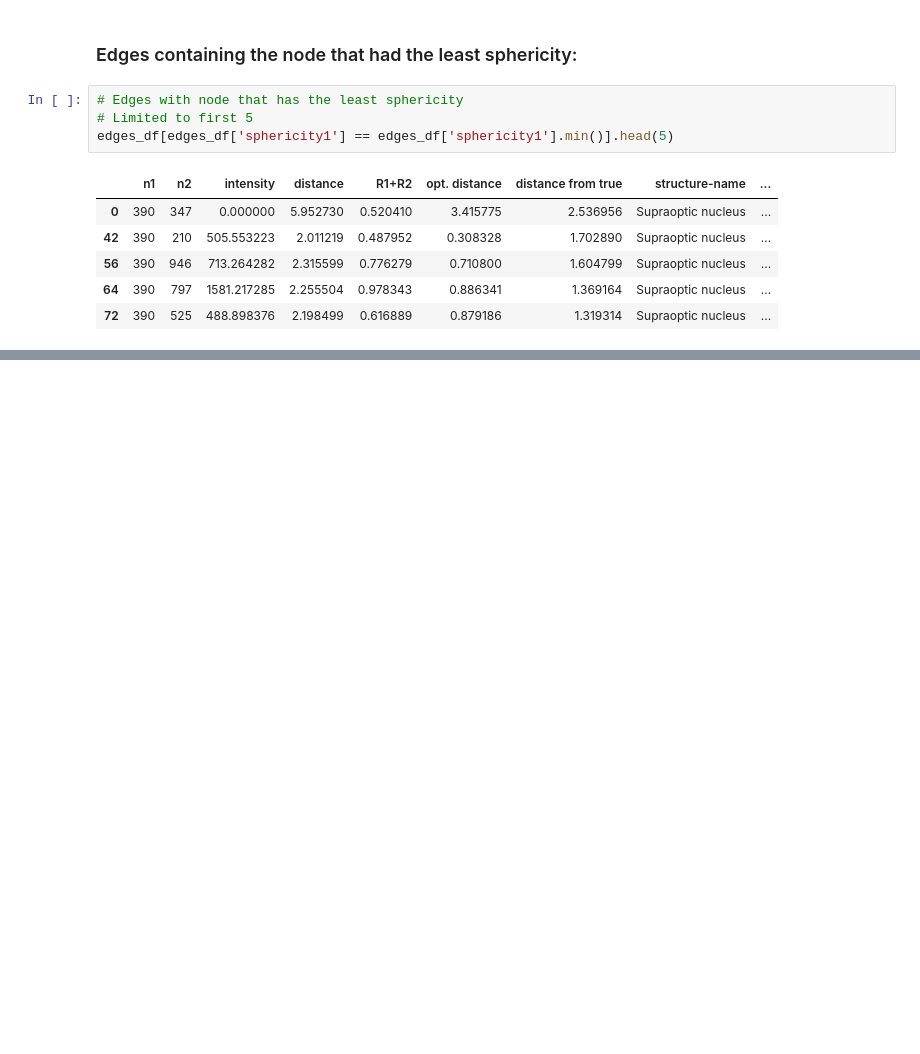
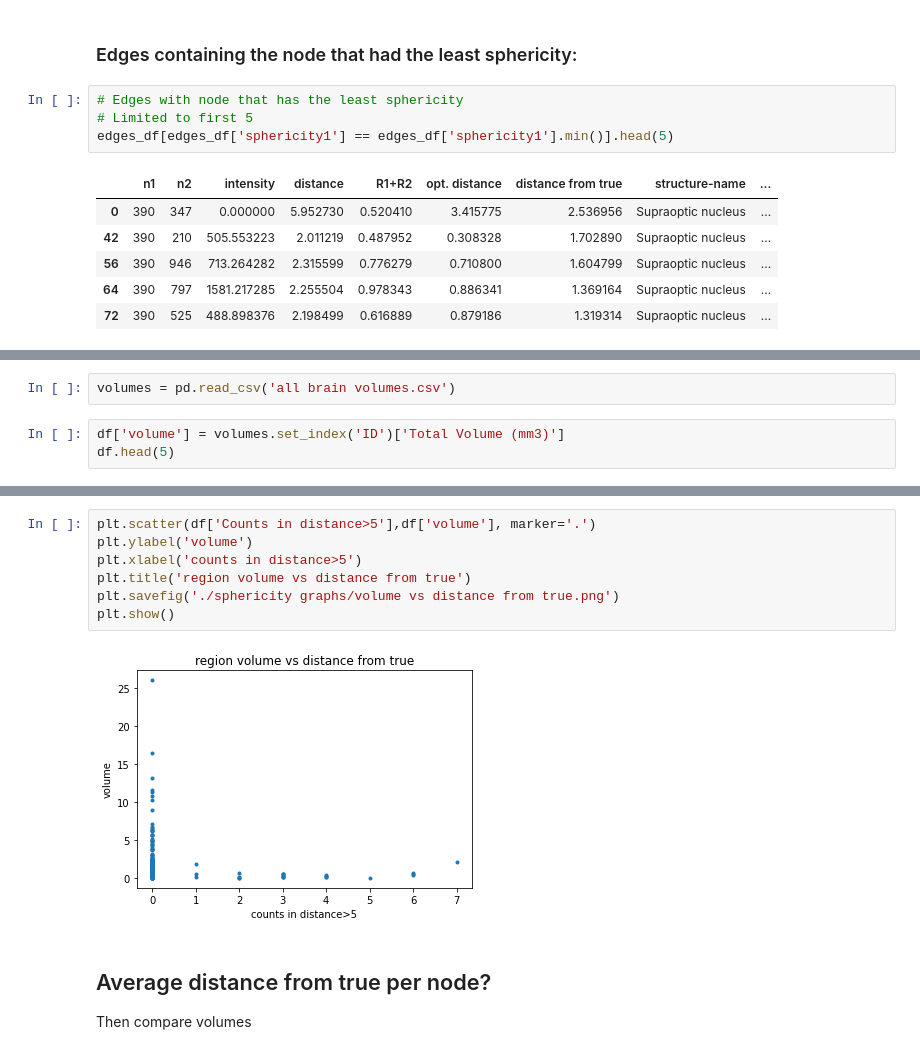
Before and after one commit to hellothisisnathan/Mouse_Controllability, a Jupyter notebook: Mouse/3d structures.ipynb, the cells around one changed output, grey strips where cells are left out. Cells and saved outputs as stored; diff of their text form; blank space fills up the shorter version.

```diff
--- a/Mouse/3d structures.ipynb
+++ b/Mouse/3d structures.ipynb
@@ -175,0 +239,5 @@ df[df['sphericity'] == df['sphericity'].max()].head(5)
+# %%
+volumes = pd.read_csv('all brain volumes.csv')
+# %%
+df['volume'] = volumes.set_index('ID')['Total Volume (mm3)']
+df.head(5)
@@ -175,0 +252,12 @@ df[df['sphericity'] == df['sphericity'].max()].head(5)
+# %%
+plt.scatter(df['Counts in distance>5'],df['volume'], marker='.')
+plt.ylabel('volume')
+plt.xlabel('counts in distance>5')
+plt.title('region volume vs distance from true')
+plt.savefig('./sphericity graphs/volume vs distance from true.png')
+plt.show()
+# %% [output]
+[figure, added]
+# %% [markdown]
+## Average distance from true per node?
+Then compare volumes
```
Also changed, not shown: parts of 17 cells of this notebook.
